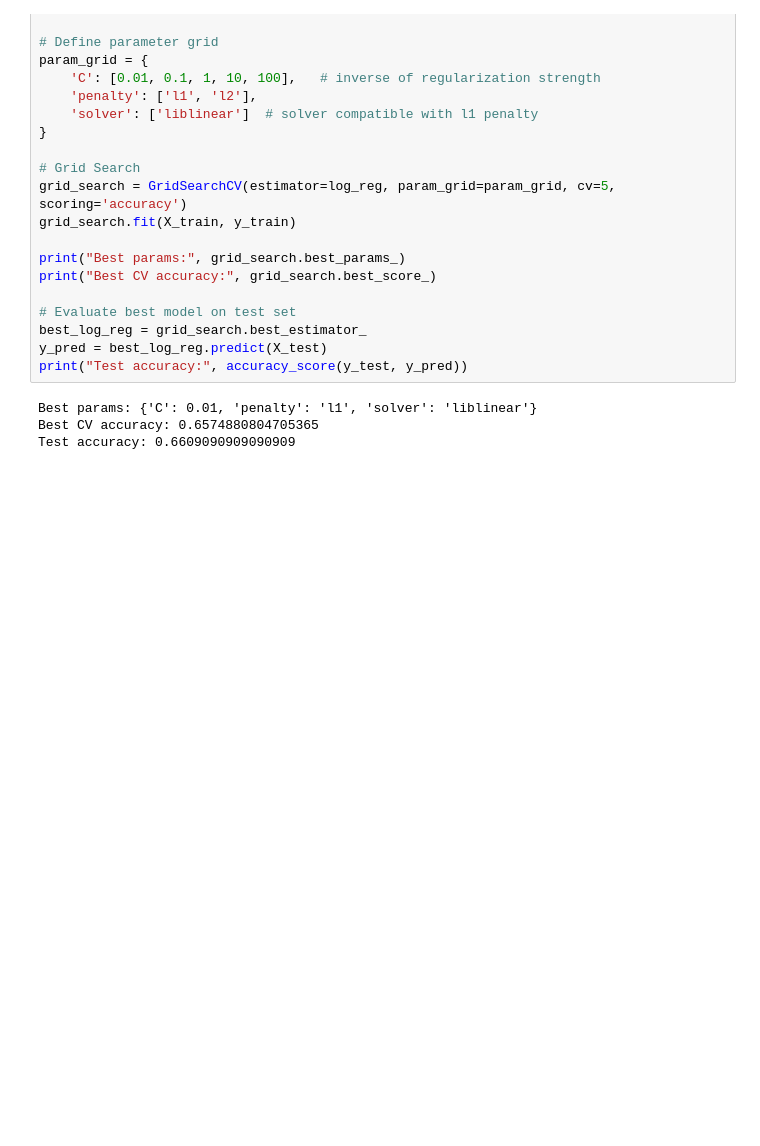
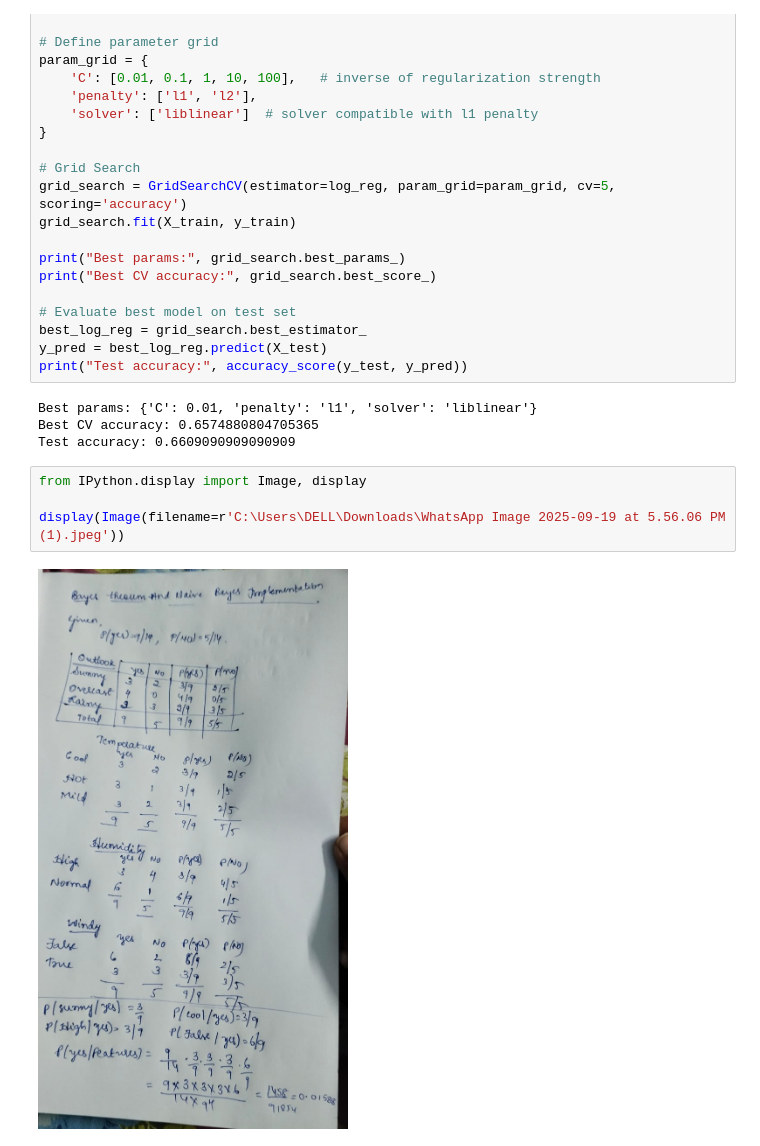
Before and after one commit to SpringBoard782/AI_Shipment_Sure_Infosys_Project, a Jupyter notebook: VaishnaviB/milestone.ipynb, the cells around one changed output. Cells and saved outputs as stored; diff of their text form; blank space fills up the shorter version.

```diff
--- a/VaishnaviB/milestone.ipynb
+++ b/VaishnaviB/milestone.ipynb
@@ -1866,3 +1866,9 @@ print("Test accuracy:", accuracy_score(y_test, y_pred))
 Best params: {'C': 0.01, 'penalty': 'l1', 'solver': 'liblinear'}
 Best CV accuracy: 0.6574880804705365
 Test accuracy: 0.6609090909090909
+# %%
+from IPython.display import Image, display
+
+display(Image(filename=r'C:\Users\DELL\Downloads\WhatsApp Image 2025-09-19 at 5.56.06 PM (1).jpeg'))
+# %% [output]
+[figure, added]
```
Also changed, not shown: parts of 1 cell of this notebook.
